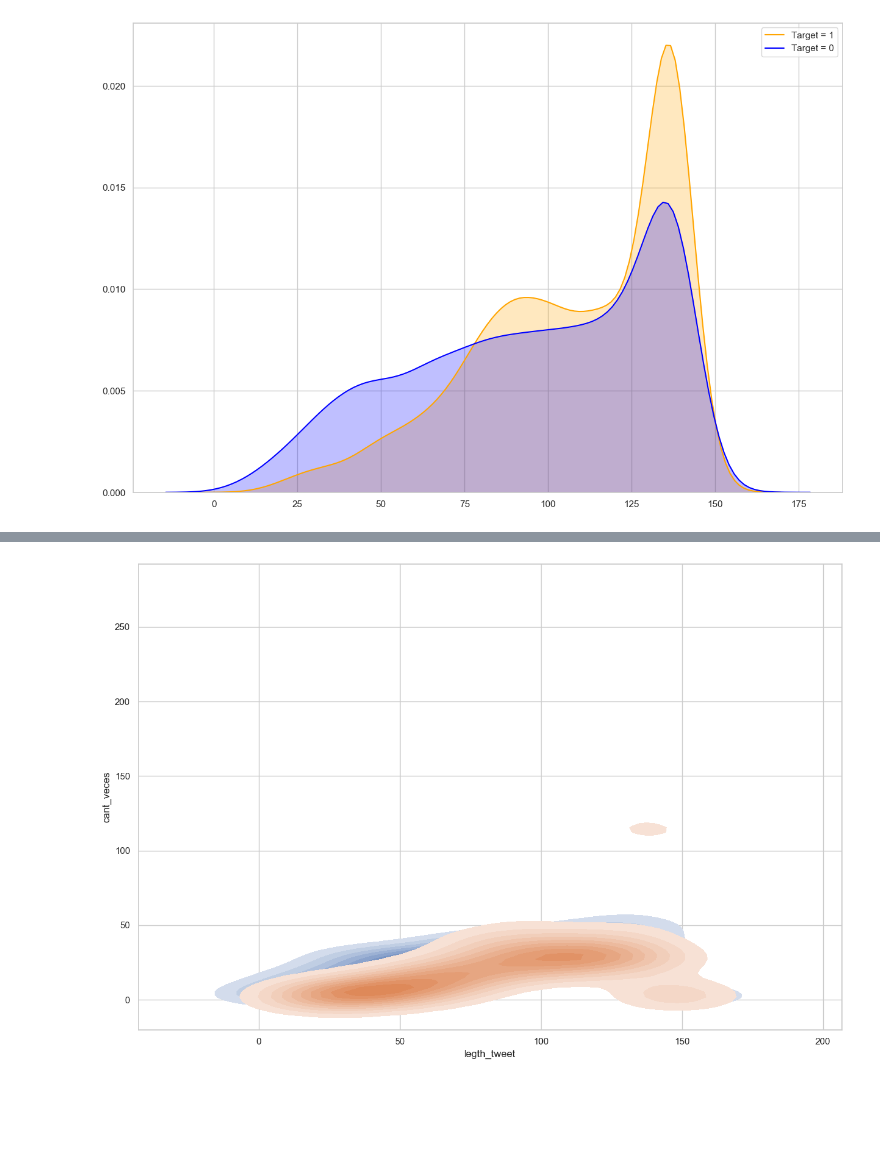
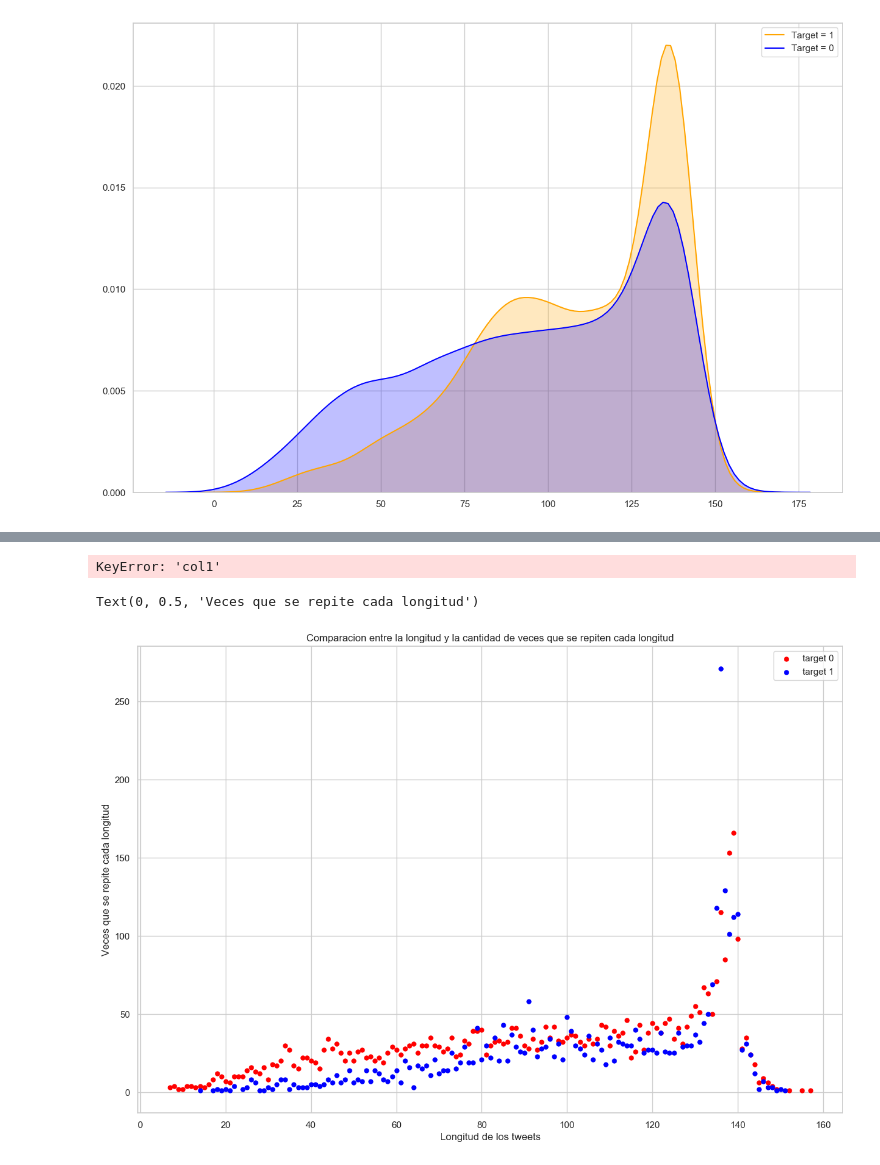
Before and after one commit to patopizzini/datos_practica, a Jupyter notebook: 02ejemplo_tp/tp1_prueba.ipynb, the cells around one changed output, grey strips where cells are left out. Cells and saved outputs as stored; diff of their text form; code cells hidden in the pictures; blank space fills up the shorter version.

```diff
--- a/02ejemplo_tp/tp1_prueba.ipynb
+++ b/02ejemplo_tp/tp1_prueba.ipynb
@@ -131,5 +119,5 @@ g = sns.kdeplot(nlp[nlp['target']==0]['legth_tweet'], color='blue', label='Targe
 # %% [output]
 [figure]
 # %%
-target1 = grouped.loc[grouped['target']==1, :]
-target0 = grouped.loc[grouped['target']==0, :]
+trueTweets = grouped.loc[grouped['target']==1, :]
+trueTweets.describe()[['legth_tweet']]
@@ -136,5 +134,22 @@ target0 = grouped.loc[grouped['target']==0, :]
-# %%
-ax = sns.kdeplot(target0.legth_tweet, target0.cant_veces, shade=True, shade_lowest=False)
-ax = sns.kdeplot(target1.legth_tweet, target1.cant_veces, shade=True, shade_lowest=False)
-# %% [output]
-[figure, removed]
+# %%
+falseTweets = grouped.loc[grouped['target']==0, :]
+falsos = falseTweets.describe()[['legth_tweet']].rename(columns={'legth_tweet':'target0'}).unstack().to_frame().reset_index()
+falsos.columns = ['col1','col2','col3']
+verdaderos = trueTweets.describe()[['legth_tweet']].rename(columns={'legth_tweet':'target1'}).unstack().to_frame().reset_index()
+verdaderos.columns = ['col1','col2','col3']
+falsos = falsos.pivot(index='col1',columns='col2', values='col3')#.droplevel('col1')
+verdaderos = falsos.pivot(index='col1',columns='col2', values='col3')#.droplevel('col1'
+
+todos = pd.concat([falsos,verdaderos])
+# %% [output]
+KeyError: 'col1'
+# %%
+#cmap = sns.cubehelix_palette(rot=-.2, as_cmap=True)
+sns.scatterplot(x="legth_tweet", y="cant_veces", color="red", linewidth=0, data=falseTweets, label = "target 0")
+sns.scatterplot(x="legth_tweet", y="cant_veces", color="blue", linewidth=0, data=trueTweets, label = "target 1")
+plt.title("Comparacion entre la longitud y la cantidad de veces que se repiten cada longitud")
+plt.xlabel("Longitud de los tweets")
+plt.ylabel("Veces que se repite cada longitud")
+# %% [output]
+Text(0, 0.5, 'Veces que se repite cada longitud')
+[figure, added]
```
Also changed, not shown: parts of 4 cells of this notebook.
